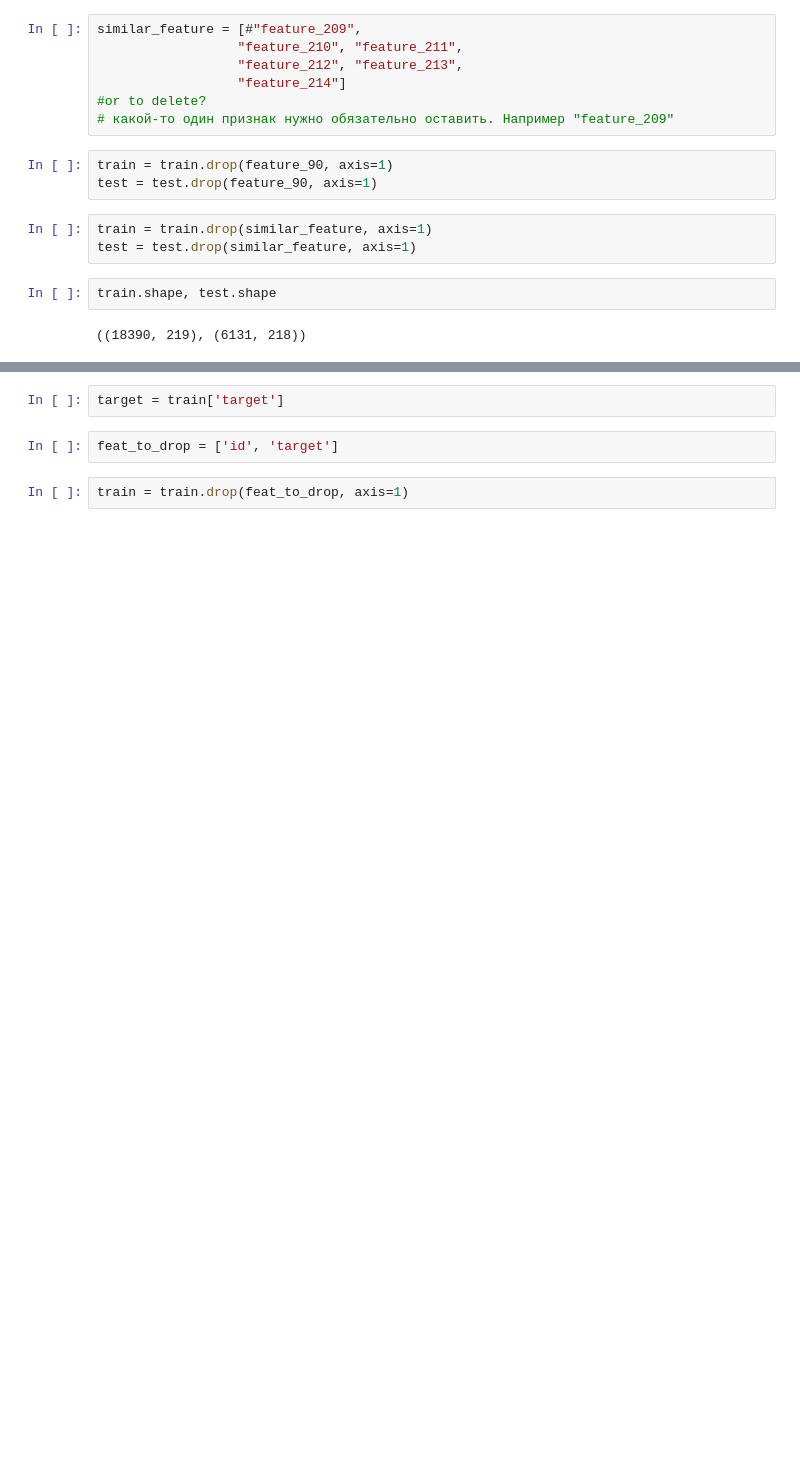
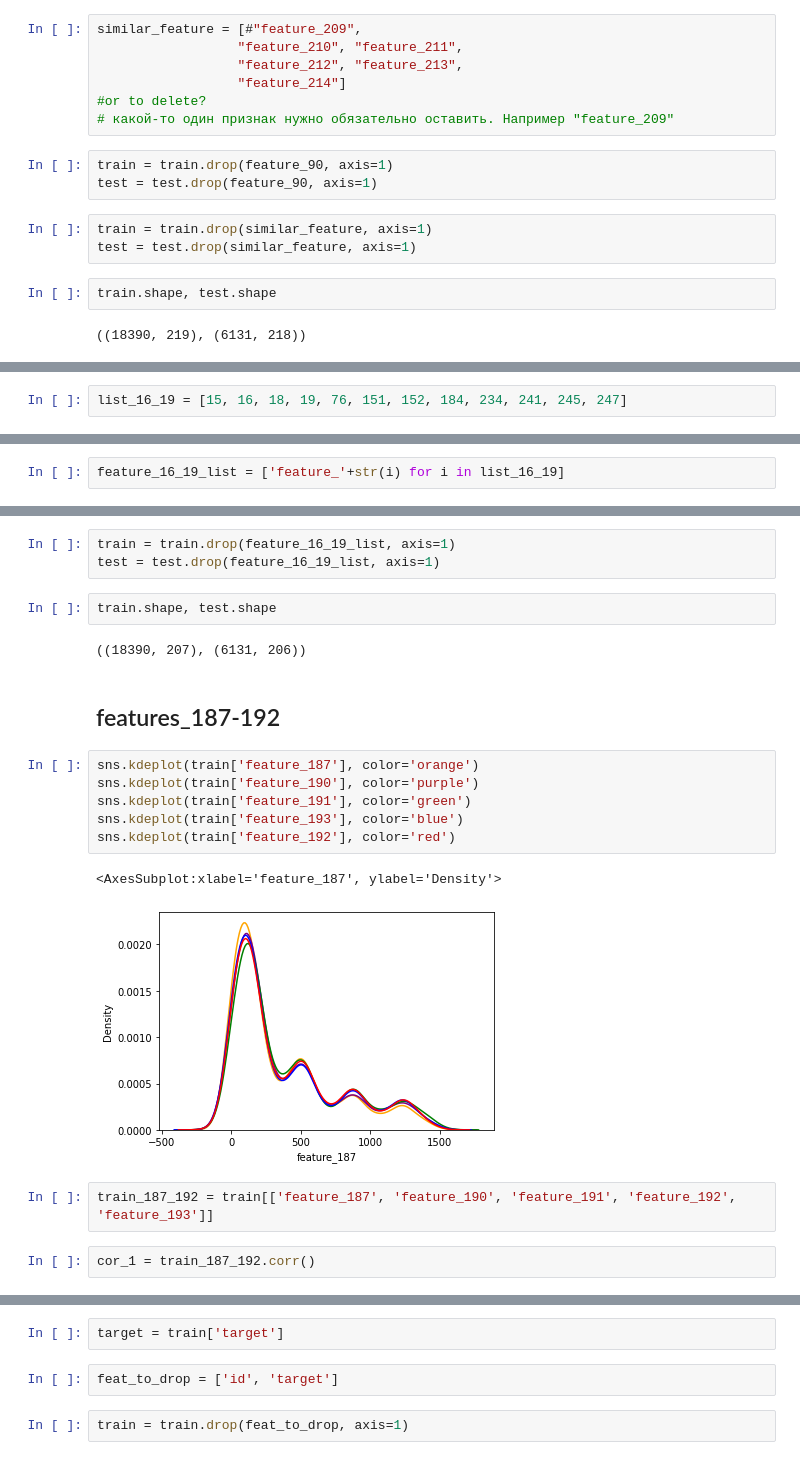
Before and after one commit to lyutov89/Misc, a Jupyter notebook: task_lu_li/ML_model.ipynb, the cells around one changed output, grey strips where cells are left out. Drawn from its saved outputs; the diff is of its cells as text; blank space fills up the shorter version.

```diff
--- a/task_lu_li/ML_model.ipynb
+++ b/task_lu_li/ML_model.ipynb
@@ -189,0 +209,2 @@ train.shape, test.shape
+# %%
+list_16_19 = [15, 16, 18, 19, 76, 151, 152, 184, 234, 241, 245, 247]
@@ -189,0 +234,2 @@ train.shape, test.shape
+# %%
+feature_16_19_list = ['feature_'+str(i) for i in list_16_19]
@@ -189,0 +251,22 @@ train.shape, test.shape
+# %%
+train = train.drop(feature_16_19_list, axis=1)
+test = test.drop(feature_16_19_list, axis=1)
+# %%
+train.shape, test.shape
+# %% [output]
+((18390, 207), (6131, 206))
+# %% [markdown]
+## features_187-192
+# %%
+sns.kdeplot(train['feature_187'], color='orange')
+sns.kdeplot(train['feature_190'], color='purple')
+sns.kdeplot(train['feature_191'], color='green')
+sns.kdeplot(train['feature_193'], color='blue')
+sns.kdeplot(train['feature_192'], color='red')
+# %% [output]
+<AxesSubplot:xlabel='feature_187', ylabel='Density'>
+[figure, added]
+# %%
+train_187_192 = train[['feature_187', 'feature_190', 'feature_191', 'feature_192', 'feature_193']]
+# %%
+cor_1 = train_187_192.corr()
```
Also changed, not shown: parts of 71 cells of this notebook.
